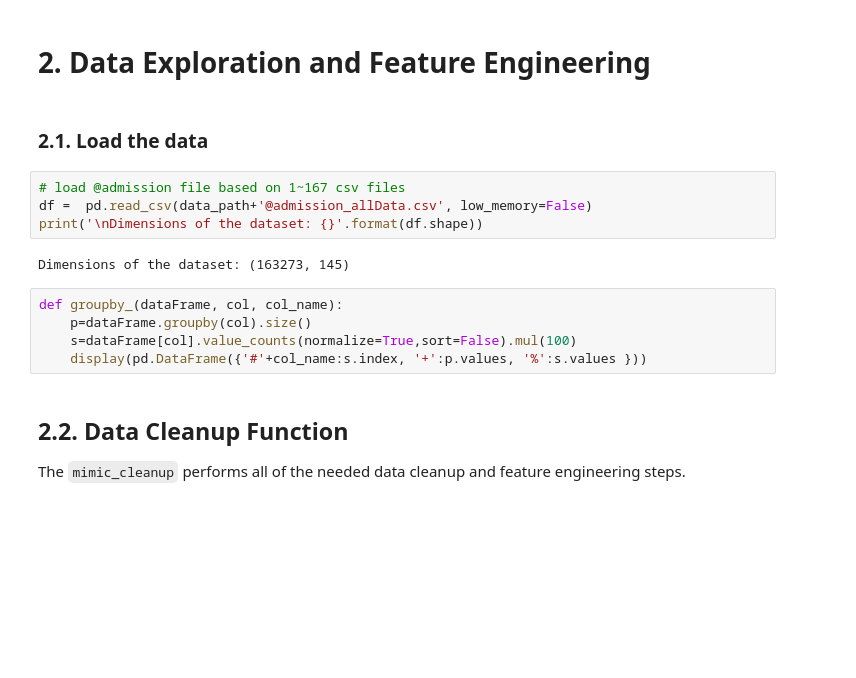
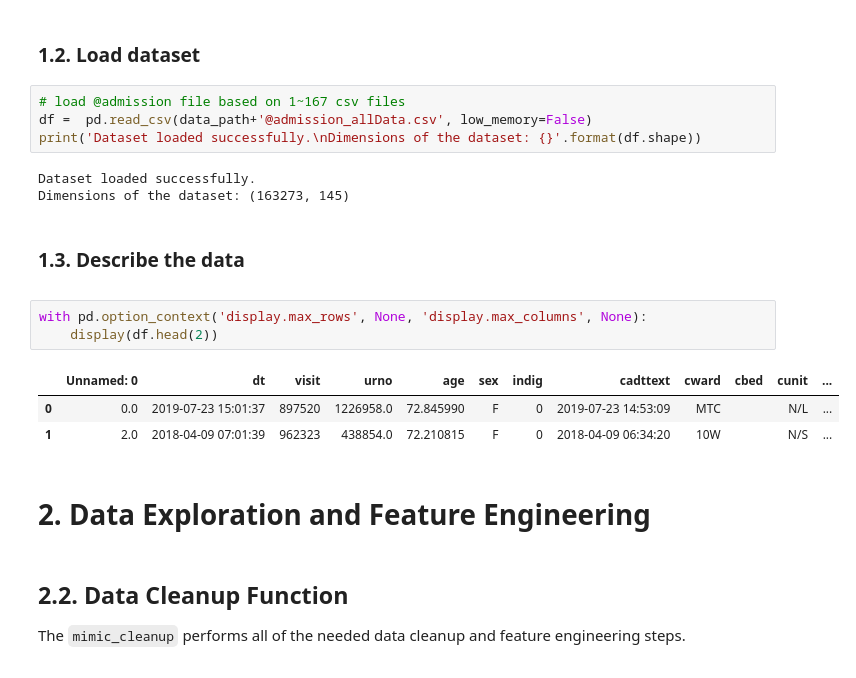
Before and after one commit to DataPro-M/Hospital-CodeBlue-prediction, a Jupyter notebook: MET_prediction.ipynb, the cells around one changed output. Saved outputs shown, nothing was run; the diff lists cells and outputs as text; blank space fills up the shorter version.

```diff
--- a/MET_prediction.ipynb
+++ b/MET_prediction.ipynb
@@ -126,20 +89,27 @@ def value_counts_percent(df,check_list, comp=False, condition=pd.Series(),
-# %% [markdown]
-<a class="anchor" id="eading--2"></a>
-# 2. Data Exploration and Feature Engineering
 # %% [markdown]
-<a class="anchor" id="heading--2-1"></a>
-### 2.1. Load the data
+<a class="anchor" id="heading--1-2"></a>
+### 1.2. Load dataset
 # %%
 # load @admission file based on 1~167 csv files
 df =  pd.read_csv(data_path+'@admission_allData.csv', low_memory=False)
-print('\nDimensions of the dataset: {}'.format(df.shape))
+print('Dataset loaded successfully.\nDimensions of the dataset: {}'.format(df.shape))
 # %% [output]
+Dataset loaded successfully.
 Dimensions of the dataset: (163273, 145)
-# %%
-def groupby_(dataFrame, col, col_name):
-    p=dataFrame.groupby(col).size()
-    s=dataFrame[col].value_counts(normalize=True,sort=False).mul(100)
-    display(pd.DataFrame({'#'+col_name:s.index, '+':p.values, '%':s.values }))
+# %% [markdown]
+<div id="heading--1-3"/>
+
+### 1.3. Describe the data
+# %%
+with pd.option_context('display.max_rows', None, 'display.max_columns', None):
+    display(df.head(2))
+# %% [output]
+|  | Unnamed: 0 | dt | visit | urno | age | sex | indig | cadttext | cward | cbed | cunit | ... |
+| 0 | 0.0 | 2019-07-23 15:01:37 | 897520 | 1226958.0 | 72.845990 | F | 0 | 2019-07-23 14:53:09 | MTC |  | N/L | ... |
+| 1 | 2.0 | 2018-04-09 07:01:39 | 962323 | 438854.0 | 72.210815 | F | 0 | 2018-04-09 06:34:20 | 10W |  | N/S | ... |
+# %% [markdown]
+<a class="anchor" id="eading--2"></a>
+# 2. Data Exploration and Feature Engineering
 # %% [markdown]
 <div id="heading--2-2"/>
 
```
Also changed, not shown: parts of 6 cells of this notebook, 1 other file.
